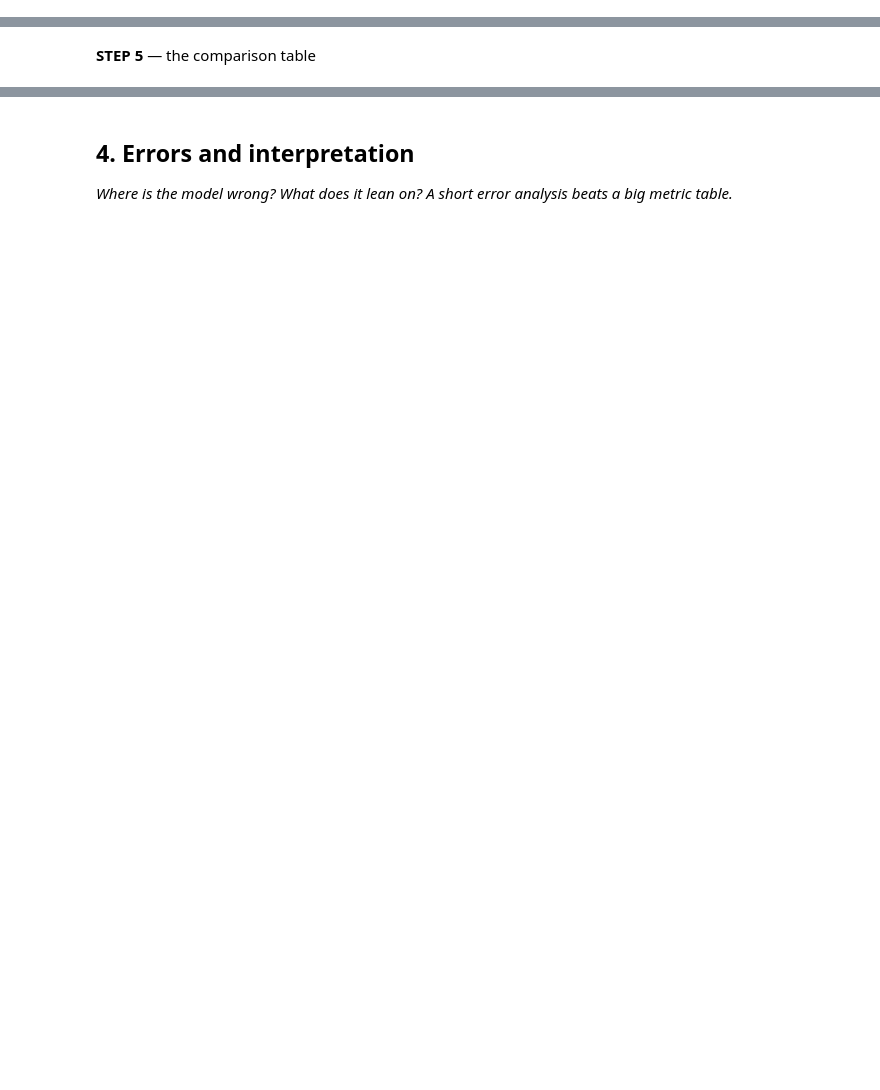
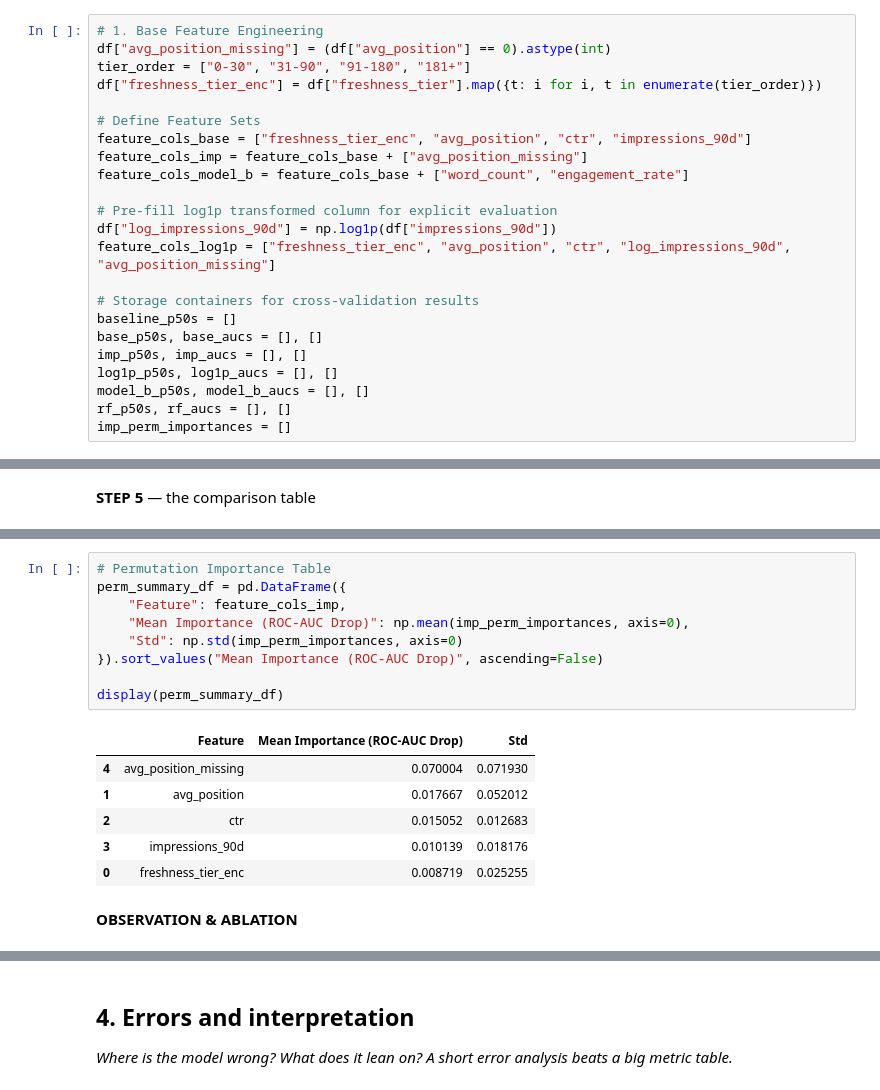
Before and after one commit to KinzaAsif2456/discoverey, a Jupyter notebook: work/notebooks/w05_model.ipynb, the cells around one changed output, grey strips where cells are left out. Cells and saved outputs as stored; diff of their text form; blank space fills up the shorter version.

```diff
--- a/work/notebooks/w05_model.ipynb
+++ b/work/notebooks/w05_model.ipynb
@@ -367,0 +281,23 @@ Model Precision@50, 5-fold client CV: 0.680 ± 0.177
+# %%
+# 1. Base Feature Engineering
+df["avg_position_missing"] = (df["avg_position"] == 0).astype(int)
+tier_order = ["0-30", "31-90", "91-180", "181+"]
+df["freshness_tier_enc"] = df["freshness_tier"].map({t: i for i, t in enumerate(tier_order)})
+
+# Define Feature Sets
+feature_cols_base = ["freshness_tier_enc", "avg_position", "ctr", "impressions_90d"]
+feature_cols_imp = feature_cols_base + ["avg_position_missing"]
+feature_cols_model_b = feature_cols_base + ["word_count", "engagement_rate"]
+
+# Pre-fill log1p transformed column for explicit evaluation
+df["log_impressions_90d"] = np.log1p(df["impressions_90d"])
+feature_cols_log1p = ["freshness_tier_enc", "avg_position", "ctr", "log_impressions_90d", "avg_position_missing"]
+
+# Storage containers for cross-validation results
+baseline_p50s = []
+base_p50s, base_aucs = [], []
+imp_p50s, imp_aucs = [], []
+log1p_p50s, log1p_aucs = [], []
+model_b_p50s, model_b_aucs = [], []
+rf_p50s, rf_aucs = [], []
+imp_perm_importances = []
@@ -391,0 +429,18 @@ The baseline performed better because its rules already include conditions like
+# %%
+# Permutation Importance Table
+perm_summary_df = pd.DataFrame({
+    "Feature": feature_cols_imp,
+    "Mean Importance (ROC-AUC Drop)": np.mean(imp_perm_importances, axis=0),
+    "Std": np.std(imp_perm_importances, axis=0)
+}).sort_values("Mean Importance (ROC-AUC Drop)", ascending=False)
+
+display(perm_summary_df)
+# %% [output]
+|  | Feature | Mean Importance (ROC-AUC Drop) | Std |
+| 4 | avg_position_missing | 0.070004 | 0.071930 |
+| 1 | avg_position | 0.017667 | 0.052012 |
+| 2 | ctr | 0.015052 | 0.012683 |
+| 3 | impressions_90d | 0.010139 | 0.018176 |
+| 0 | freshness_tier_enc | 0.008719 | 0.025255 |
+# %% [markdown]
+**OBSERVATION & ABLATION**
```
Also changed, not shown: parts of 43 cells of this notebook.
